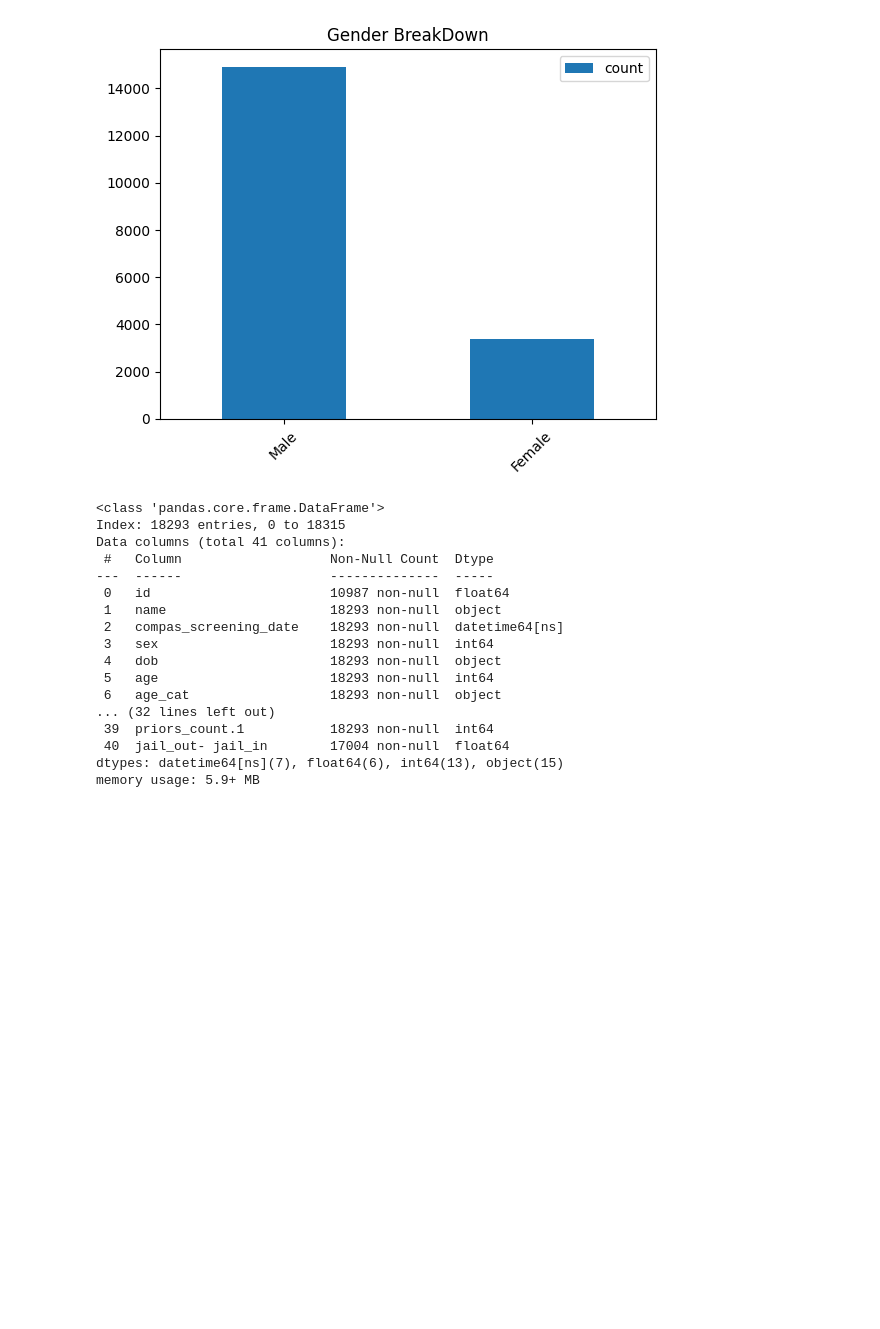
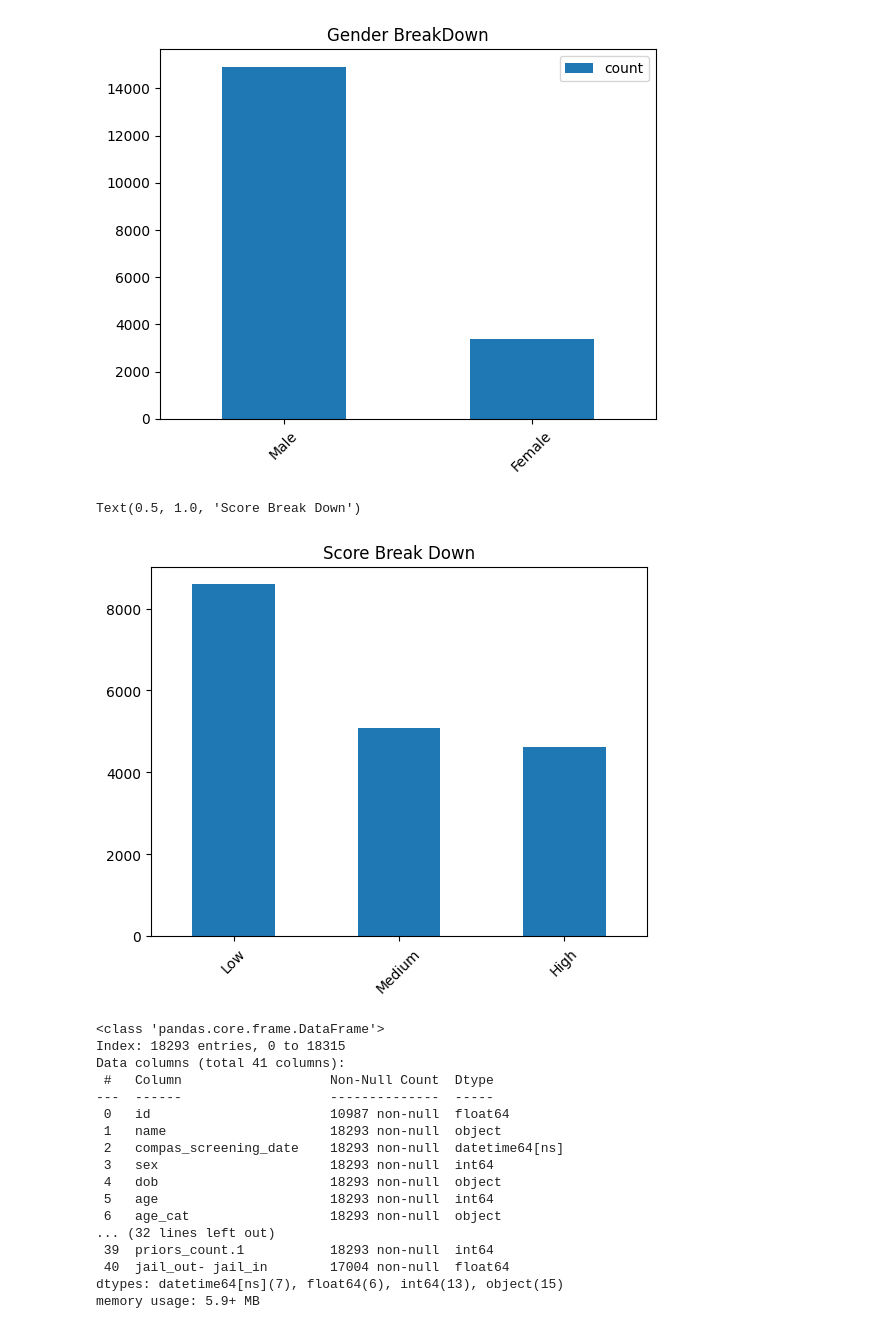
Before and after one commit to jiayinliu25/riskAssessmentCOMPAS, a Jupyter notebook: Dataset_Analysis.ipynb, the cells around one changed output. Drawn from its saved outputs; the diff is of its cells as text; code cells hidden in the pictures; blank space fills up the shorter version.

```diff
--- a/Dataset_Analysis.ipynb
+++ b/Dataset_Analysis.ipynb
@@ -145,6 +145,15 @@ plt.title("Gender BreakDown")
 # %% [output]
 Text(0.5, 1.0, 'Gender BreakDown')
 [figure]
+# %%
+score = compas['score_text'].value_counts()
+score.index = np.array(['Low','Medium','High'])
+score.plot(kind='bar')
+plt.xticks(rotation=45)
+plt.title("Score Break Down")
+# %% [output]
+Text(0.5, 1.0, 'Score Break Down')
+[figure, added]
 # %%
 compas.info()
 # %% [output]
```
Also changed, not shown: parts of 4 cells of this notebook, 2 other files.
